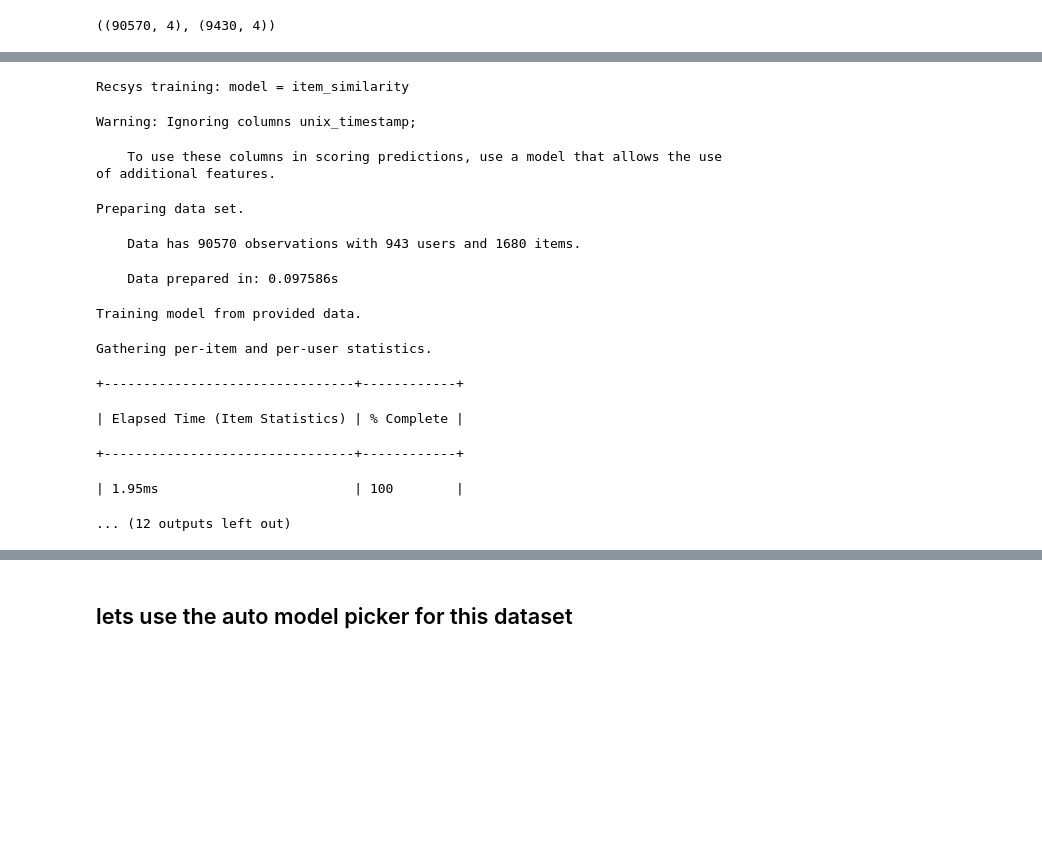
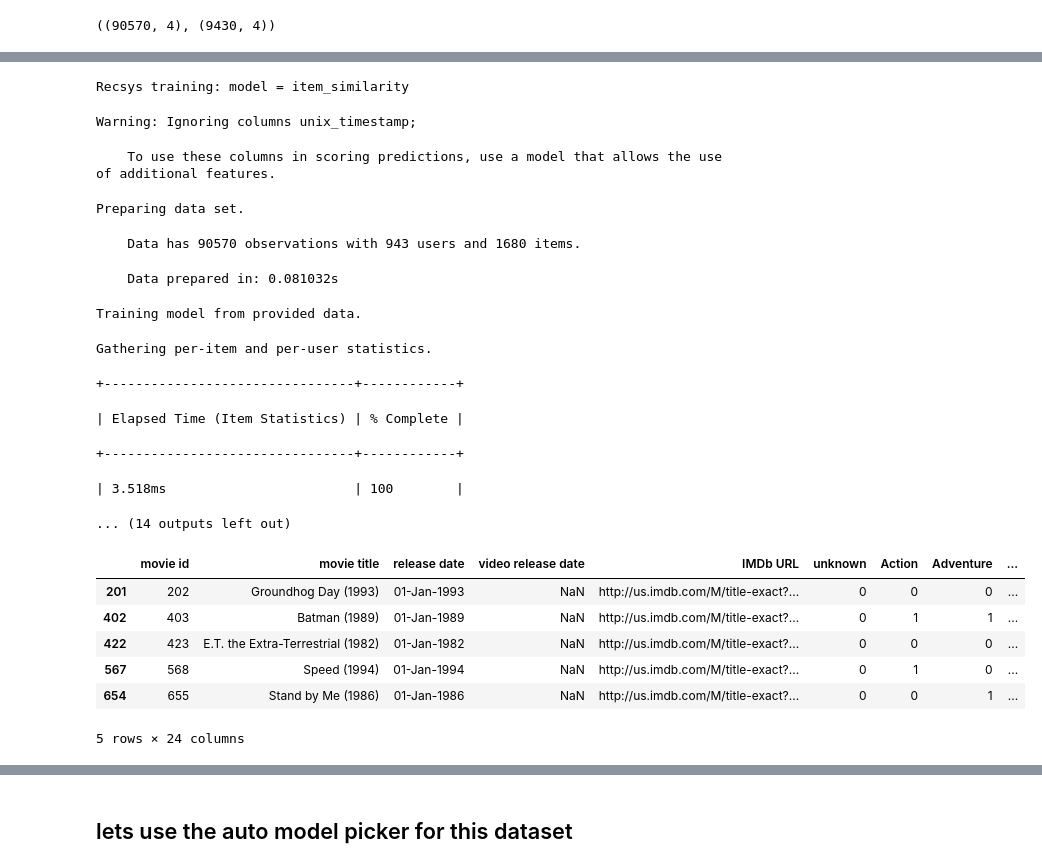
Before and after one commit to mkung8889/movie_app, a Jupyter notebook: recommender/popularity and item similarity model comparisons using graphlab.ipynb, the cells around one changed output, grey strips where cells are left out. Cells and saved outputs as stored; diff of their text form; code cells hidden in the pictures; blank space fills up the shorter version.

```diff
--- a/recommender/popularity and item similarity model comparisons using graphlab.ipynb
+++ b/recommender/popularity and item similarity model comparisons using graphlab.ipynb
@@ -91,20 +133,36 @@ Canvas is updated and available in a tab in the default browser.
 # %%
 #Lets create a model based on item similarity as follows:
 #Train Model
-item_sim_model = graphlab.item_similarity_recommender\
+item_sim_model_cosine = graphlab.item_similarity_recommender\
     .create(train_data, user_id='user_id', item_id='movie_id', target='rating', similarity_type='cosine')
+
+#Make Recommendations:
+item_sim_recomm_cosine = item_sim_model_cosine.recommend(users=range(1,6),k=5)
+item_sim_recomm_cosine.print_rows(num_rows=25)
+item_sim_recomm_cosine.show()
 # %% [output]
 Recsys training: model = item_similarity
 Warning: Ignoring columns unix_timestamp;
     To use these columns in scoring predictions, use a model that allows the use of additional features.
 Preparing data set.
     Data has 90570 observations with 943 users and 1680 items.
-    Data prepared in: 0.097586s
+    Data prepared in: 0.081032s
 Training model from provided data.
 Gathering per-item and per-user statistics.
 +--------------------------------+------------+
 | Elapsed Time (Item Statistics) | % Complete |
 +--------------------------------+------------+
-| 1.95ms                         | 100        |
+| 3.518ms                        | 100        |
-... (12 outputs left out)
+... (14 outputs left out)
+# %%
+# List of movies recommended for user_id = 1 based on item similiarty with cosine
+items[items['movie id'].isin([423, 202, 655, 403, 568])]
+# %% [output]
+|  | movie id | movie title | release date | video release date | IMDb URL | unknown | Action | Adventure | ... |
+| 201 | 202 | Groundhog Day (1993) | 01-Jan-1993 | NaN | http://us.imdb.com/M/title-exact?... | 0 | 0 | 0 | ... |
+| 402 | 403 | Batman (1989) | 01-Jan-1989 | NaN | http://us.imdb.com/M/title-exact?... | 0 | 1 | 1 | ... |
+| 422 | 423 | E.T. the Extra-Terrestrial (1982) | 01-Jan-1982 | NaN | http://us.imdb.com/M/title-exact?... | 0 | 0 | 0 | ... |
+| 567 | 568 | Speed (1994) | 01-Jan-1994 | NaN | http://us.imdb.com/M/title-exact?... | 0 | 1 | 0 | ... |
+| 654 | 655 | Stand by Me (1986) | 01-Jan-1986 | NaN | http://us.imdb.com/M/title-exact?... | 0 | 0 | 1 | ... |
+5 rows × 24 columns
 # %%
```
Also changed, not shown: parts of 18 cells of this notebook.
